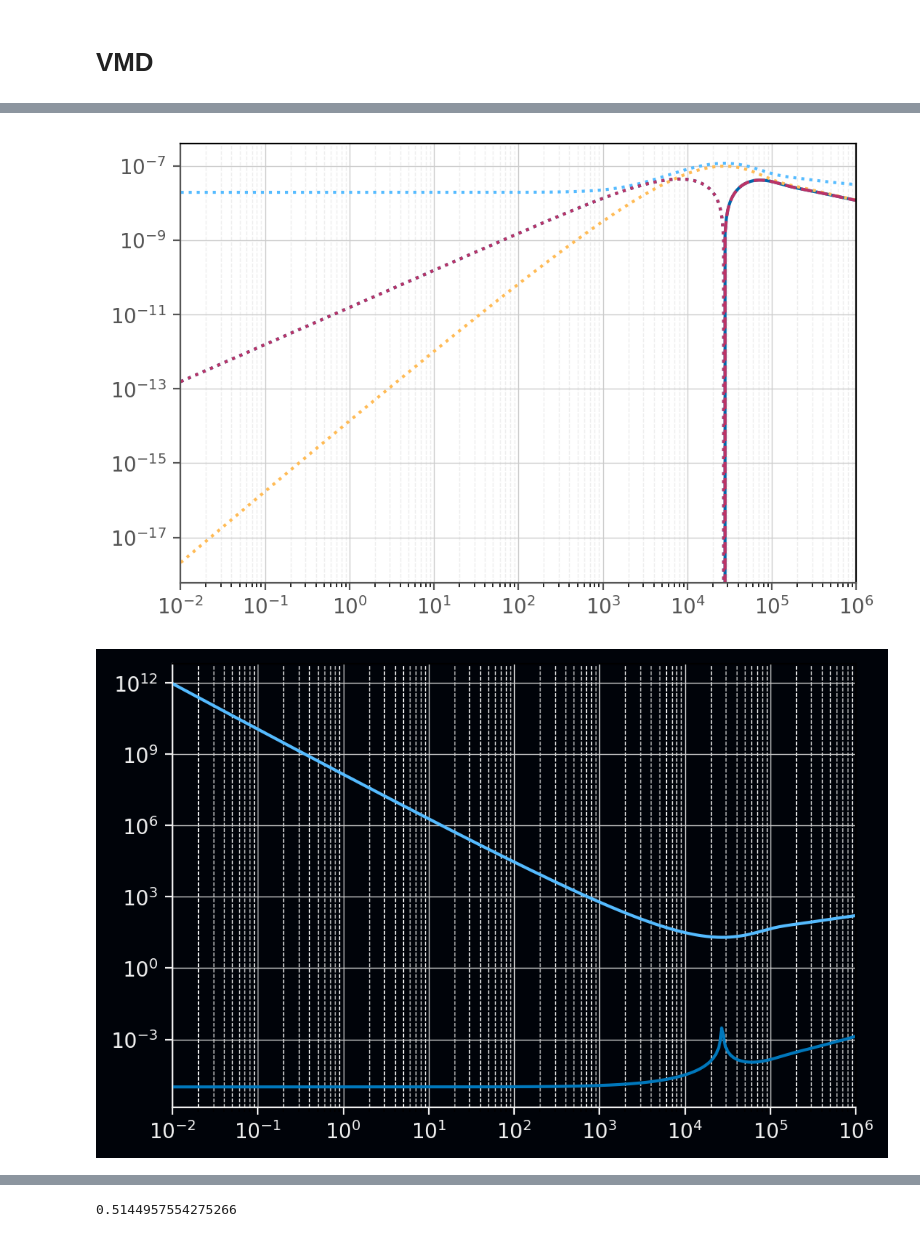
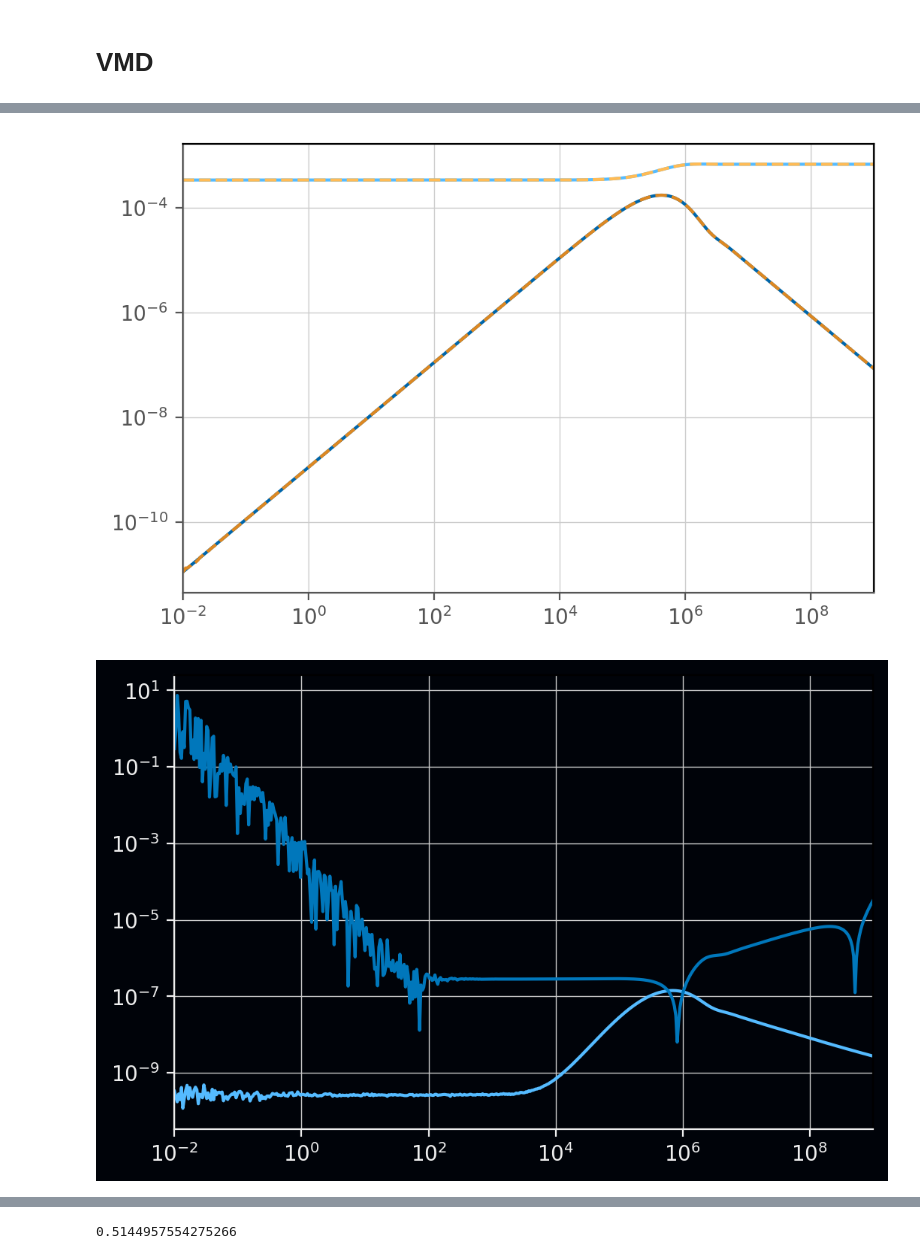
Before and after one commit to WasedaGeophysics/emulatte, a Jupyter notebook: example/playgrounds.ipynb, the cells around one changed output, grey strips where cells are left out. Cells and saved outputs as stored; diff of their text form; code cells hidden in the pictures.

```diff
--- a/example/playgrounds.ipynb
+++ b/example/playgrounds.ipynb
@@ -15,27 +112,28 @@ from emulatte.halfspace import analytical
 # %%
 thick = []
-res = [100]
-freq = np.logspace(-2, 6, 500)
+res = [10]
+freq = np.logspace(-2, 9, 500)
 src = [0, 0, 0]
-rec = [100, 0, 0]
+rec = [5, 5, 0]
 
 vmd = HMD(1, 0)
-model = emu.create_model(thick)
+model = emu.create_model(thick, )
 model.set_params(res)
+model.set_params_air(1e15, 1, 1)
 model.set_source(vmd, src)
-#model.change_dlf_filter("werthmuller_201")
-hz = model.fdem("H", "z", rec, freq)
+model.change_dlf_filter("werthmuller_201")
+hz = model.fdem("H", "y", rec, freq)
 
-hz_ideal = analytical.SurfaceHMDx(res[0], rec[:2]).fdem_hz(freq)
+hz_ideal = analytical.SurfaceHMDx(res[0], rec[:2]).fdem_hy(freq)
 
 fig = stylishplot.fdem_plot(freq, hz, hz_ideal)
 plt.show()
 
 fig = stylishplot.fdem_rel_error_plot(freq, hz, hz_ideal)
 plt.show()
 # %% [output]
-[figure, old version]
+[figure, new version]
-[figure, old version]
+[figure, new version]
 # %%
 thick = []
 res = [10]
```
Also changed, not shown: parts of 8 cells of this notebook, 7 other files.
